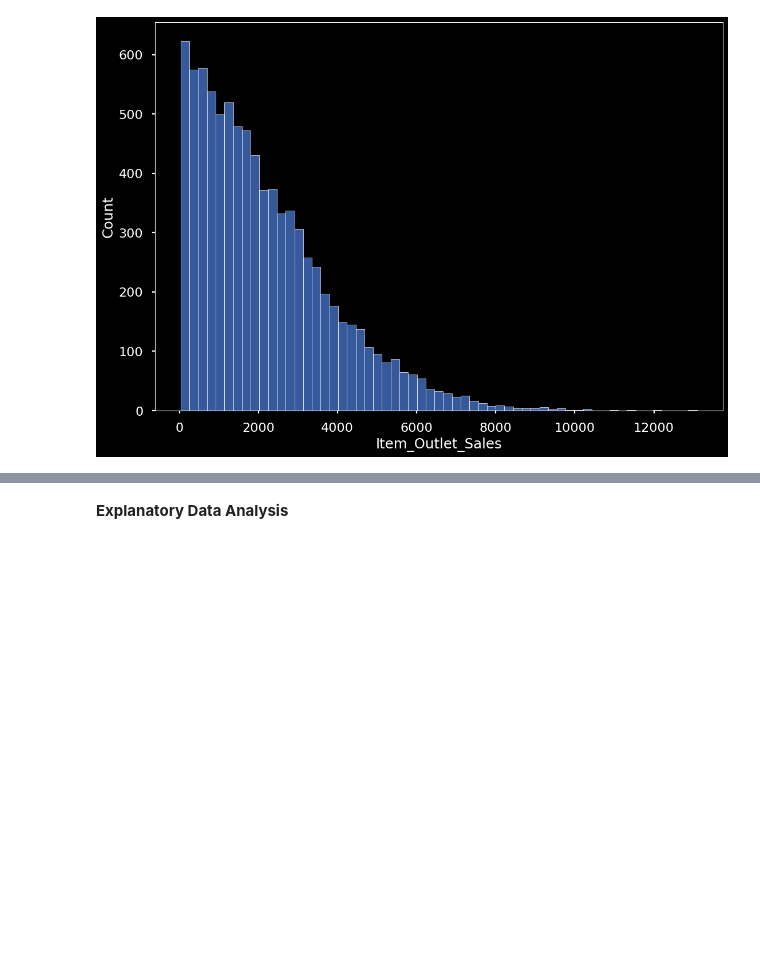
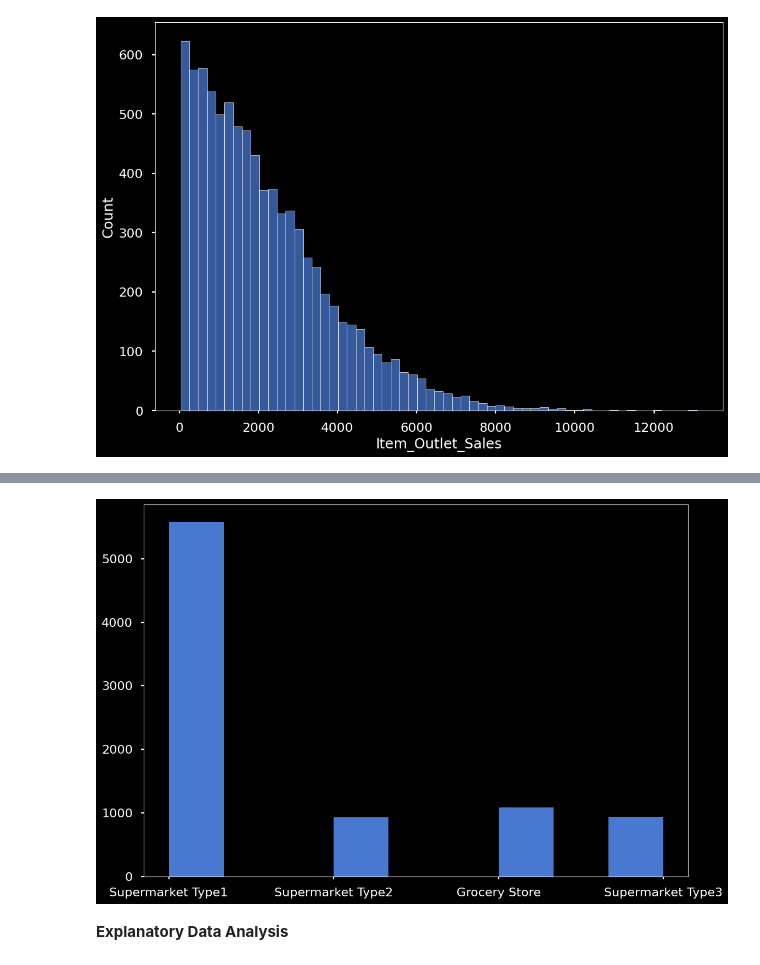
Before and after one commit to davegbade/Prediction-of-Product-Sales, a Jupyter notebook: Prediction of Product Sales.ipynb, the cells around one changed output, grey strips where cells are left out. Cells and saved outputs as stored; diff of their text form; code cells hidden in the pictures; blank space fills up the shorter version.

```diff
--- a/Prediction of Product Sales.ipynb
+++ b/Prediction of Product Sales.ipynb
@@ -403,2 +421,7 @@ sns.heatmap(df_sale_predictions.corr(), annot=True)
+# %%
+plt.hist(df['Outlet_Type'], bins=9) # plot a histogram with 9 bins
+plt.show()
+# %% [output]
+[figure, added]
 # %% [markdown]
 **Explanatory Data Analysis**
```
Also changed, not shown: parts of 21 cells of this notebook.
